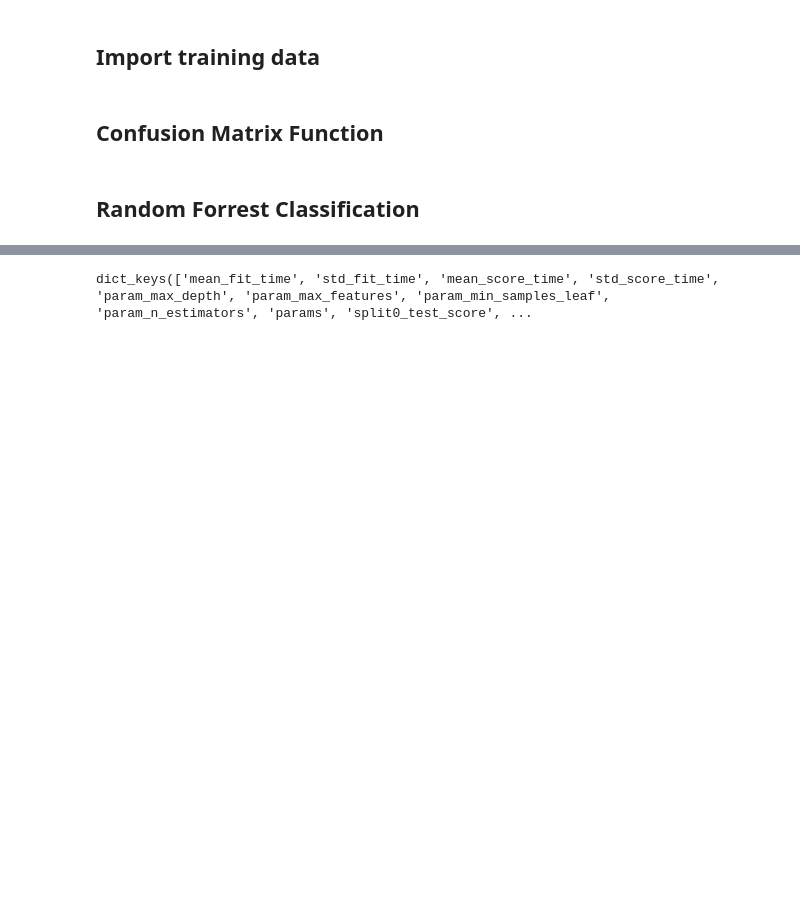
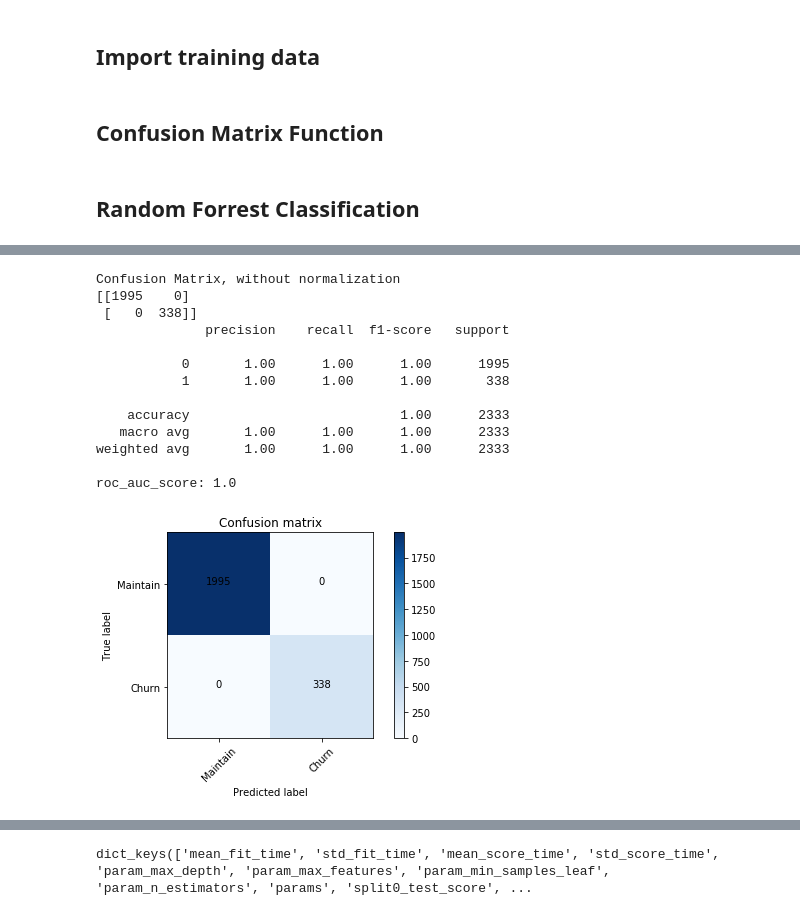
Before and after one commit to jaybee202/mod3_project, a Jupyter notebook: Step07_random_forest/random_forrest_v2.ipynb, the cells around one changed output, grey strips where cells are left out. Cells and saved outputs as stored; diff of their text form; code cells hidden in the pictures; blank space fills up the shorter version.

```diff
--- a/Step07_random_forest/random_forrest_v2.ipynb
+++ b/Step07_random_forest/random_forrest_v2.ipynb
@@ -82,16 +77,31 @@ array([0.02668664, 0.02088063, 0.03804555, 0.06689206, 0.02366561,
 # %%
-# y_pred = clf.predict(X_train)
+y_pred = clf.predict(X_train)
 
-# cm = confusion_matrix(y_train, y_pred)
-# classes = ['Maintain', 'Churn']
-# plot_confusion_matrix(cm, classes,
-#                       normalize=False,
-#                       title='Confusion matrix')
+cm = confusion_matrix(y_train, y_pred)
+classes = ['Maintain', 'Churn']
+plot_confusion_matrix(cm, classes,
+                      normalize=False,
+                      title='Confusion matrix')
 
-# #Checking performance our model with classification report.
-# print(classification_report(y_train, y_pred))
-# #Checking performance our model with ROC Score.
-# print ('roc_auc_score:', roc_auc_score(y_train, y_pred))
+#Checking performance our model with classification report.
+print(classification_report(y_train, y_pred))
+#Checking performance our model with ROC Score.
+print ('roc_auc_score:', roc_auc_score(y_train, y_pred))
+# %% [output]
+Confusion Matrix, without normalization
+[[1995    0]
+ [   0  338]]
+              precision    recall  f1-score   support
+
+           0       1.00      1.00      1.00      1995
+           1       1.00      1.00      1.00       338
+
+    accuracy                           1.00      2333
+   macro avg       1.00      1.00      1.00      2333
+weighted avg       1.00      1.00      1.00      2333
+
+roc_auc_score: 1.0
+[figure, added]
 # %%
 # print('Precision: {}\nAccuracy: {}\nRecall: {}\nF1: {}'.format(precision_score(y_train, y_pred),
 #                 accuracy_score(y_train, y_pred),
```
Also changed, not shown: parts of 43 cells of this notebook, 2 other files.
